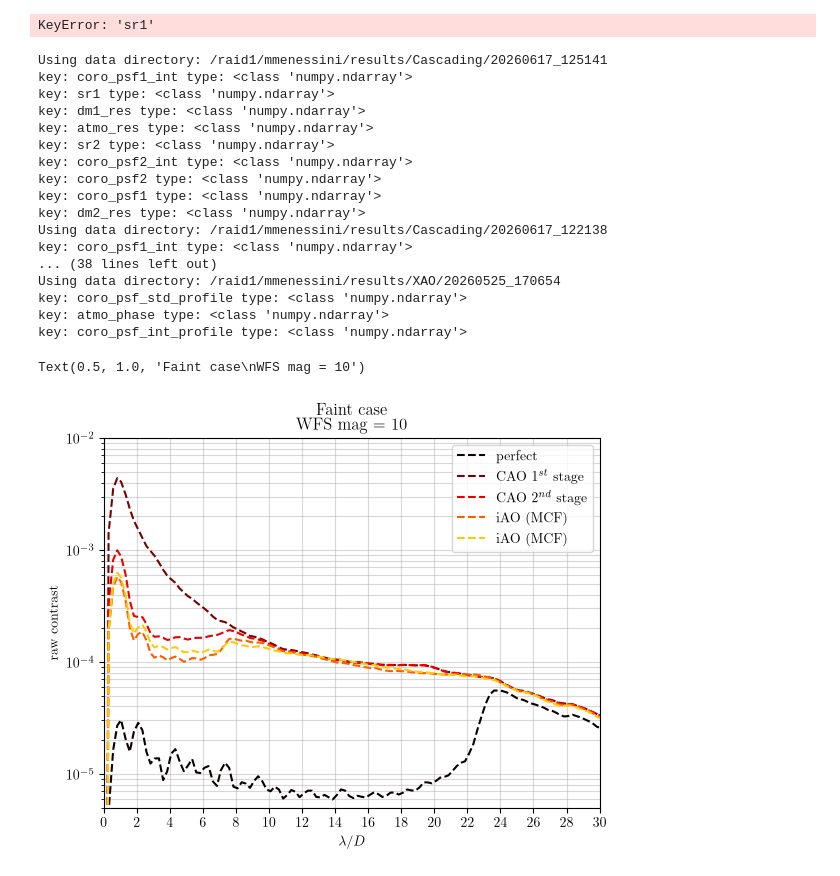
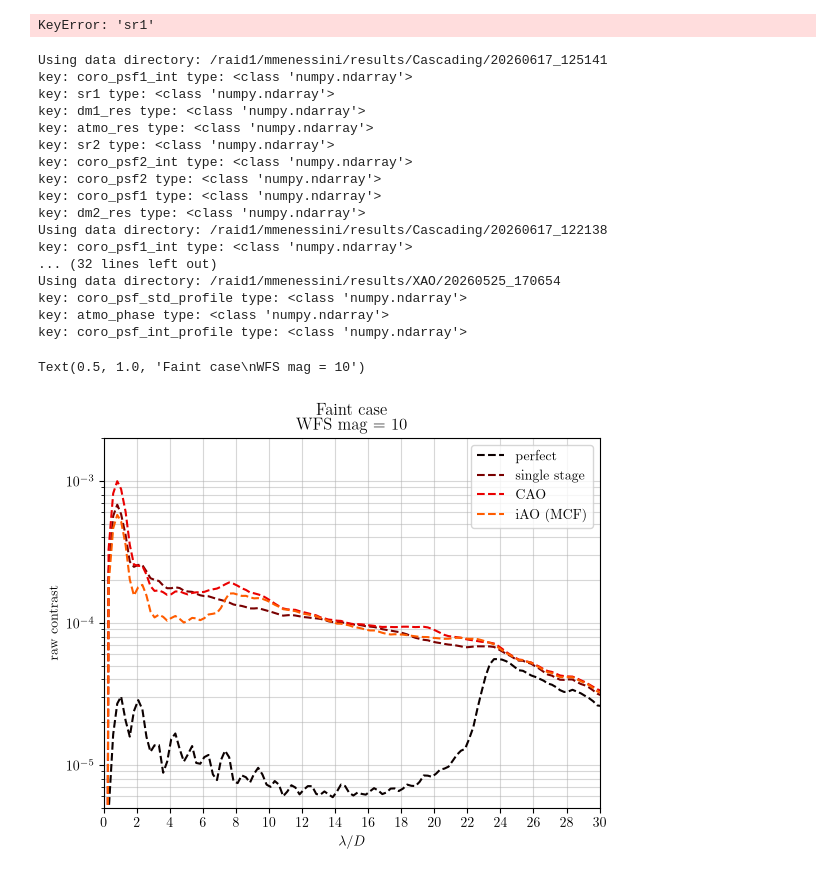
Before and after one commit to Menessao/SPECULA, a Jupyter notebook: config/SensorFusion/paperPlots.ipynb, the cells around one changed output. Drawn from its saved outputs; the diff is of its cells as text; code cells hidden in the pictures.

```diff
--- a/config/SensorFusion/paperPlots.ipynb
+++ b/config/SensorFusion/paperPlots.ipynb
@@ -245,41 +245,41 @@ coro_perf = perfect['coro_psf_std_profile'][0]
 
 plt.figure()
 plt.semilogy(coro_perf[0],coro_perf[1]*oversampling**2*(0.88/1.0)**(5/3),'--',label=r'perfect')
-plt.semilogy(coro_cao[0],coro_cao1[1]*oversampling**2,'--',label=r'CAO $1^{st}$ stage')# (CAO)')
-# plt.semilogy(coro_sopt[0],coro_sopt[1]*oversampling**2,'--',label=r'Single stage')# (CAO)')
+# plt.semilogy(coro_cao[0],coro_cao1[1]*oversampling**2,'--',label=r'CAO $1^{st}$ stage')# (CAO)')
+plt.semilogy(coro_sopt[0],coro_sopt[1]*oversampling**2,'--',label=r'single stage')# (CAO)')
 # plt.semilogy(coro_cao[0],coro_cao[1]*oversampling**2,'--',label='CAO')
-plt.semilogy(coro_ocao[0],coro_ocao[1]*oversampling**2,'--',label=r'CAO $2^{nd}$ stage')
+plt.semilogy(coro_ocao[0],coro_ocao[1]*oversampling**2,'--',label=r'CAO')
 plt.semilogy(coro_mcf[0],coro_mcf[1]*oversampling**2,'--',label=r'iAO (MCF)')
 # plt.semilogy(coro_mcf2[0],coro_mcf2[1]*oversampling**2,'--',label=r'iAO (MCF)')
 # plt.semilogy(coro_dcao[0],coro_dcao[1]*oversampling**2,'--',label=r'$2^{nd}$ stage (dCAO)')
 plt.legend(loc='best')
 plt.xlabel(r'$\lambda/D$')
 plt.ylabel('raw contrast')
 plt.xticks(np.arange(0,32,2))
-plt.ylim([5e-6,1e-2])
+plt.ylim([5e-6,2e-3])
 plt.xlim([0,30])
 plt.grid(which='both',alpha=0.5)
 plt.title('Faint case\nWFS mag = 10')
 # %% [output]
 Using data directory: /raid1/mmenessini/results/Cascading/20260617_125141
 key: coro_psf1_int type: <class 'numpy.ndarray'>
 key: sr1 type: <class 'numpy.ndarray'>
 key: dm1_res type: <class 'numpy.ndarray'>
 key: atmo_res type: <class 'numpy.ndarray'>
 key: sr2 type: <class 'numpy.ndarray'>
 key: coro_psf2_int type: <class 'numpy.ndarray'>
 key: coro_psf2 type: <class 'numpy.ndarray'>
 key: coro_psf1 type: <class 'numpy.ndarray'>
 key: dm2_res type: <class 'numpy.ndarray'>
 Using data directory: /raid1/mmenessini/results/Cascading/20260617_122138
 key: coro_psf1_int type: <class 'numpy.ndarray'>
-... (38 lines left out)
+... (32 lines left out)
 Using data directory: /raid1/mmenessini/results/XAO/20260525_170654
 key: coro_psf_std_profile type: <class 'numpy.ndarray'>
 key: atmo_phase type: <class 'numpy.ndarray'>
 key: coro_psf_int_profile type: <class 'numpy.ndarray'>
 Text(0.5, 1.0, 'Faint case\nWFS mag = 10')
-[figure, old version]
+[figure, new version]
 # %%
 ciao
 # %%
```
Also changed, not shown: parts of 1 cell of this notebook, 7 other files.
